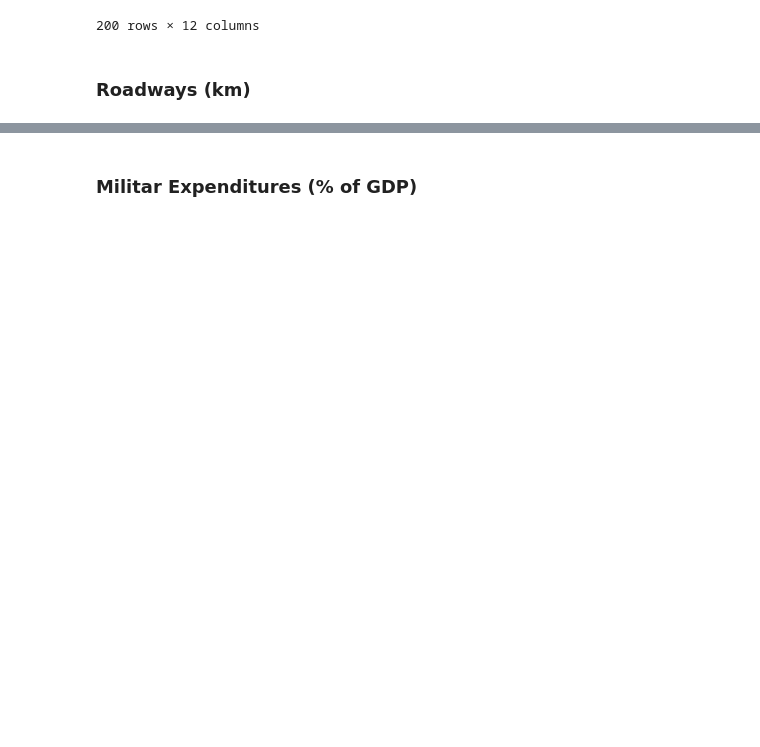
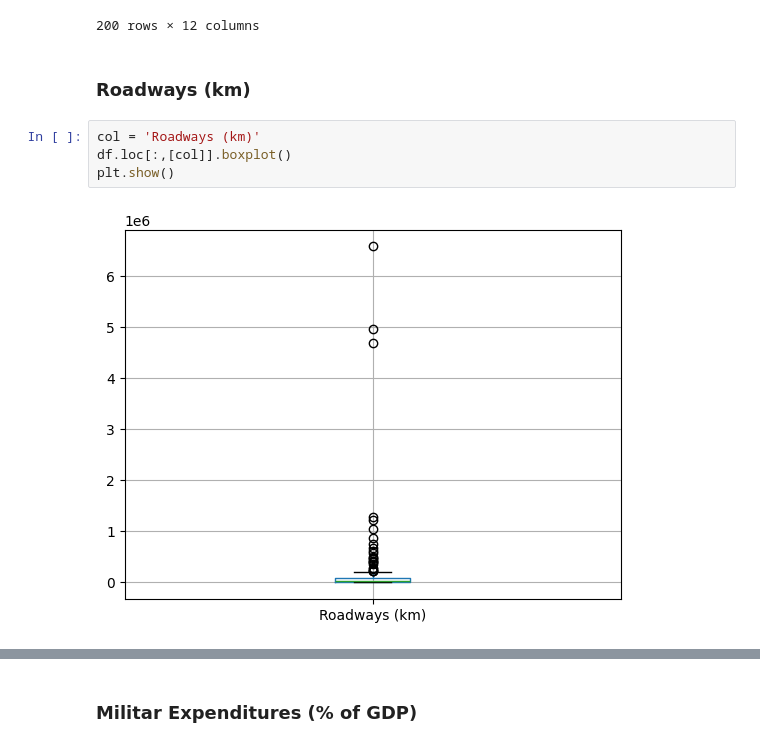
Before and after one commit to dui-luis-alberto-37/sklearn_cross_vall, a Jupyter notebook: Proyecto2_LuisAlbertoGarciaOrozco.ipynb, the cells around one changed output, grey strips where cells are left out. Saved outputs shown, nothing was run; the diff lists cells and outputs as text; blank space fills up the shorter version.

```diff
--- a/Proyecto2_LuisAlbertoGarciaOrozco.ipynb
+++ b/Proyecto2_LuisAlbertoGarciaOrozco.ipynb
@@ -460,3 +505,9 @@ df[df[col] <= 300].sort_values(col)
 200 rows × 12 columns
 # %% [markdown]
 ### Roadways (km)
+# %%
+col = 'Roadways (km)'
+df.loc[:,[col]].boxplot()
+plt.show()
+# %% [output]
+[figure, added]
```
Also changed, not shown: parts of 58 cells of this notebook, 2 other files.
